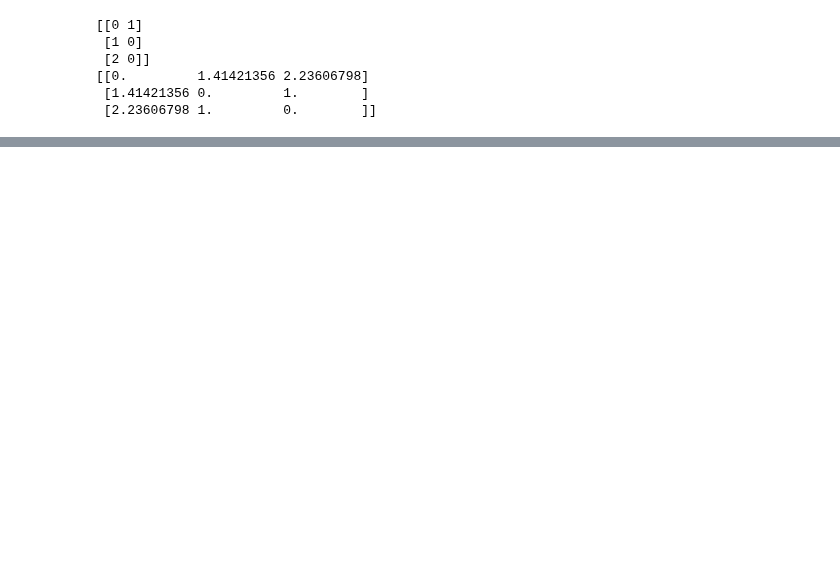
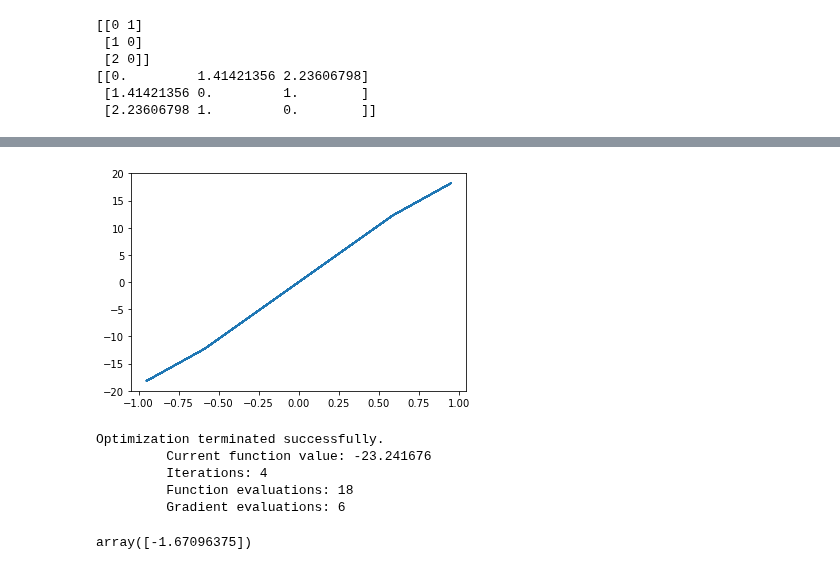
Before and after one commit to jgdelrio/tutorials, a Jupyter notebook: Intro/03_Numpy_Intro_complete.ipynb, the cells around one changed output, grey strips where cells are left out. Cells and saved outputs as stored; diff of their text form; code cells hidden in the pictures; blank space fills up the shorter version.

```diff
--- a/Intro/03_Numpy_Intro_complete.ipynb
+++ b/Intro/03_Numpy_Intro_complete.ipynb
@@ -584,0 +739,19 @@ print(d)
+# %%
+from scipy import optimize
+
+def function(x):
+    return   x*2 + 20 * np.sin(x)
+
+plt.plot(vals, function(vals))
+plt.show()
+# use BFGS algorithm for optimization (Broyden–Fletcher–Goldfarb–Shanno algorithm)
+# BFGS is an iterative method for solving unconstrained nonlinear optimization problems
+optimize.fmin_bfgs(function, 0)
+# %% [output]
+[figure, added]
+Optimization terminated successfully.
+         Current function value: -23.241676
+         Iterations: 4
+         Function evaluations: 18
+         Gradient evaluations: 6
+array([-1.67096375])
```
Also changed, not shown: parts of 34 cells of this notebook, 3 other files.
